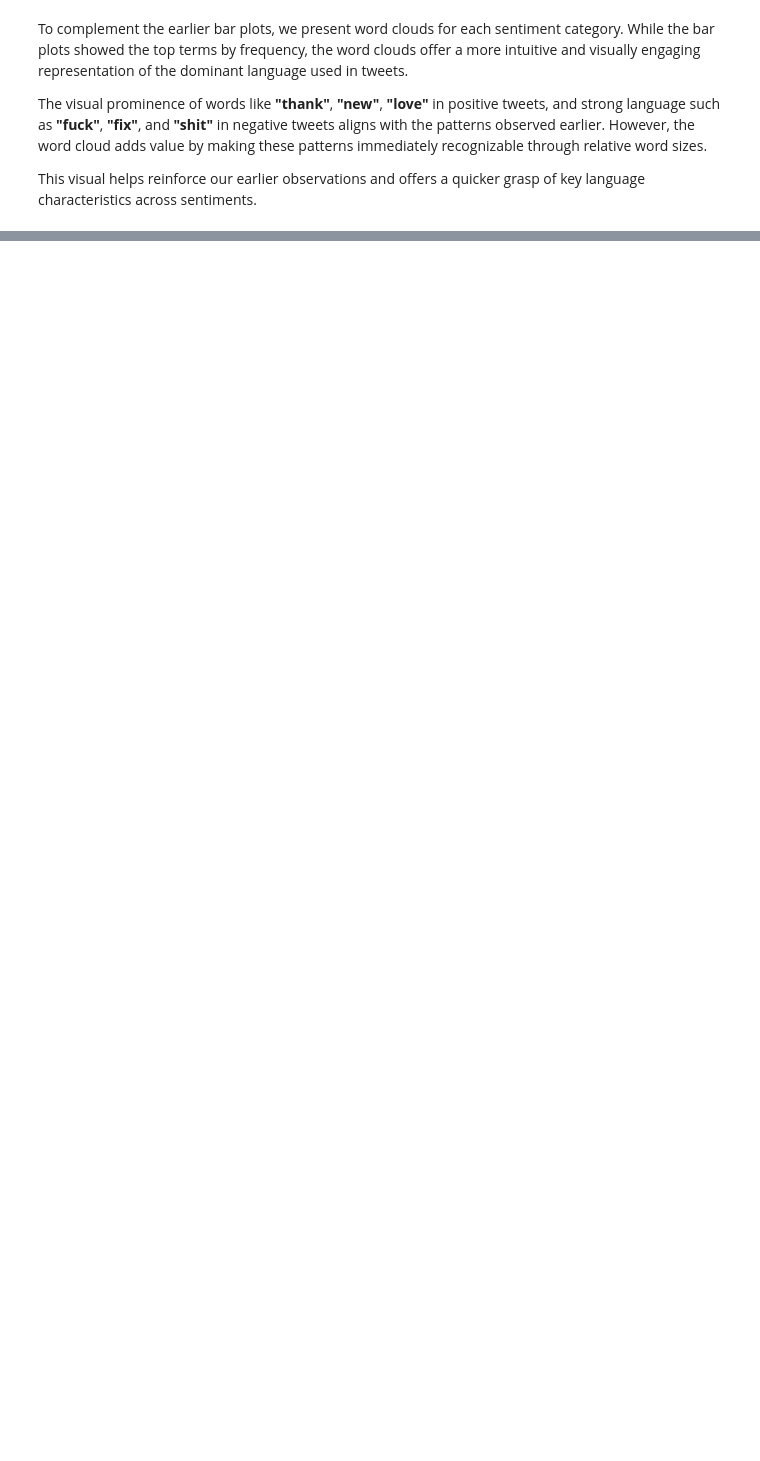
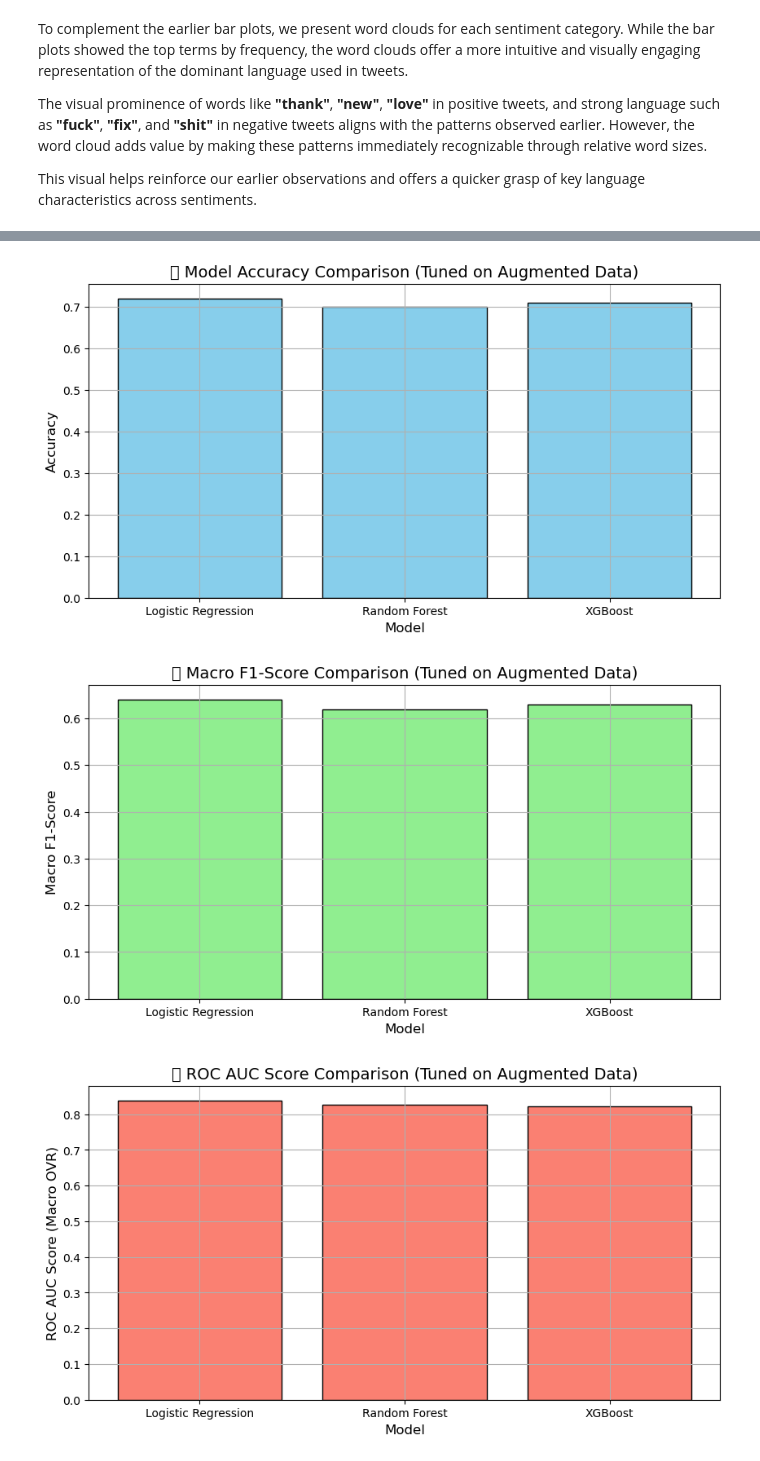
Before and after one commit to kev-analytic/apple-twitter-sentiment-analysis, a Jupyter notebook: index.ipynb, the cells around one changed output, grey strips where cells are left out. Saved outputs shown, nothing was run; the diff lists cells and outputs as text; code cells hidden in the pictures; blank space fills up the shorter version.

Commit message:
added modelling section

```diff
--- a/index.ipynb
+++ b/index.ipynb
@@ -577,0 +1155,65 @@ This visual helps reinforce our earlier observations and offers a quicker grasp
+# %%
+# Instantiate your Plot class
+viz = Plot()
+
+# Performance metrics from tuned models on augmented data
+metrics = {
+    "Logistic Regression": {
+        "Accuracy": 0.72,
+        "Macro F1": 0.64,
+        "ROC AUC": 0.8380
+    },
+    "Random Forest": {
+        "Accuracy": 0.70,
+        "Macro F1": 0.62,
+        "ROC AUC": 0.8261
+    },
+    "XGBoost": {
+        "Accuracy": 0.71,
+        "Macro F1": 0.63,
+        "ROC AUC": 0.8220
+    }
+}
+
+# Prepare data
+models = list(metrics.keys())
+accuracy = [metrics[m]["Accuracy"] for m in models]
+macro_f1 = [metrics[m]["Macro F1"] for m in models]
+roc_auc = [metrics[m]["ROC AUC"] for m in models]
+
+# Plot: Accuracy
+viz.bar(
+    x=models,
+    height=accuracy,
+    title="🔍 Model Accuracy Comparison (Tuned on Augmented Data)",
+    ylabel="Accuracy",
+    xlabel="Model",
+    color="skyblue",
+    figsize=(10,5)
+)
+
+# Plot: Macro F1-Score
+viz.bar(
+    x=models,
+    height=macro_f1,
+    title="🎯 Macro F1-Score Comparison (Tuned on Augmented Data)",
+    ylabel="Macro F1-Score",
+    xlabel="Model",
+    color="lightgreen",
+    figsize=(10,5)
+)
+
+# Plot: ROC AUC Score
+viz.bar(
+    x=models,
+    height=roc_auc,
+    title="📈 ROC AUC Score Comparison (Tuned on Augmented Data)",
+    ylabel="ROC AUC Score (Macro OVR)",
+    xlabel="Model",
+    color="salmon",
+    figsize=(10,5)
+)
+# %% [output]
+[figure, added]
+[figure, added]
+[figure, added]
```
Also changed, not shown: parts of 58 cells of this notebook.
